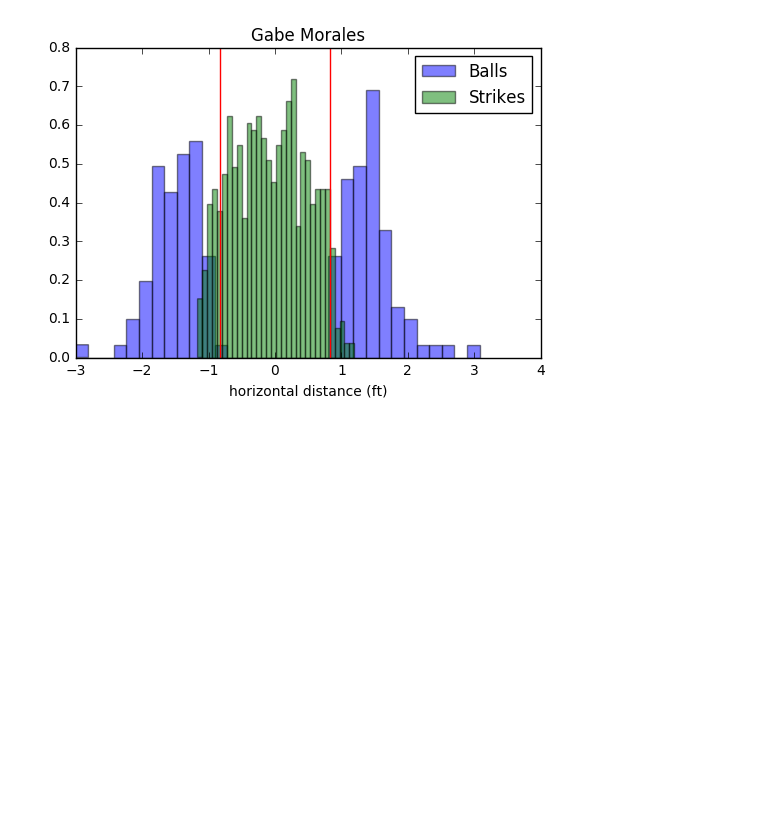
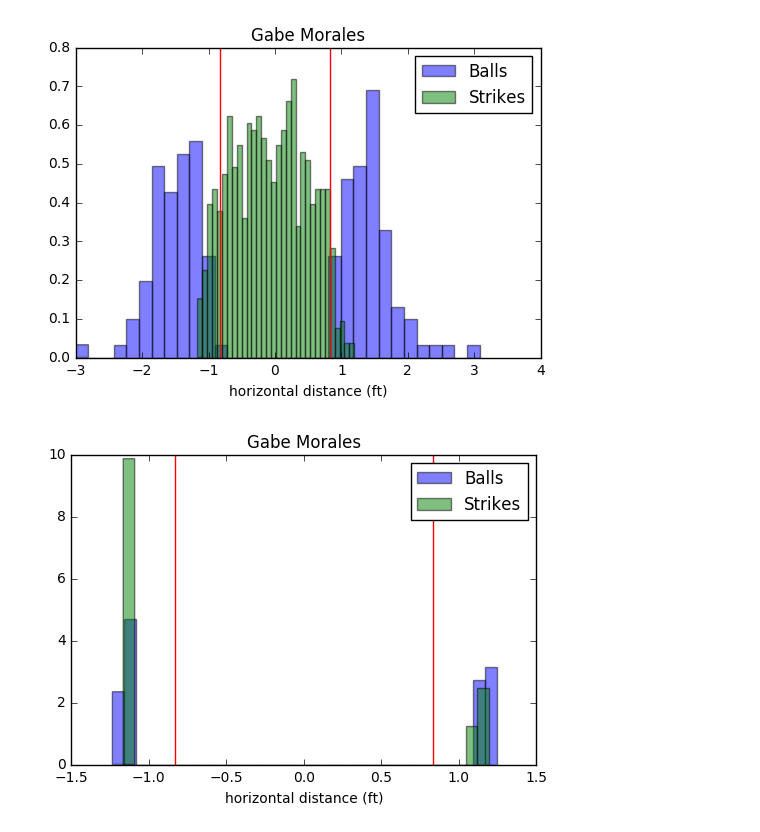
Before and after one commit to mavrommatis/pitchfx_sql, a Jupyter notebook: Notebooks/PitchMiscalls.ipynb, the cells around one changed output. Drawn from its saved outputs; the diff is of its cells as text; code cells hidden in the pictures; blank space fills up the shorter version.

```diff
--- a/Notebooks/PitchMiscalls.ipynb
+++ b/Notebooks/PitchMiscalls.ipynb
@@ -211,2 +213,15 @@ def umpire_pct_strikes_outside(umpire_name,extension):
+# %%
+# test
+one_umpire_balls_center_distant, one_umpire_strikes_distant = get_umpire_calls_distant(test_umpire_name,float(4)/12,float(1)/12)
+plt.hist(one_umpire_balls_center_distant.px,bins=32,alpha=0.5,normed=True,label="Balls")
+plt.hist(one_umpire_strikes_distant.px,bins=32,alpha=0.5,normed=True,label="Strikes")
+plt.legend()
+plt.axvline(x=zone_width/2,c='r')
+plt.axvline(x=-zone_width/2,c='r')
+plt.xlabel("horizontal distance (ft)")
+plt.title(test_umpire_name)
+plt.show()
+# %% [output]
+[figure, added]
 # %%
 for umpire in top_umpires[:10]:
```
Also changed, not shown: parts of 12 cells of this notebook.
